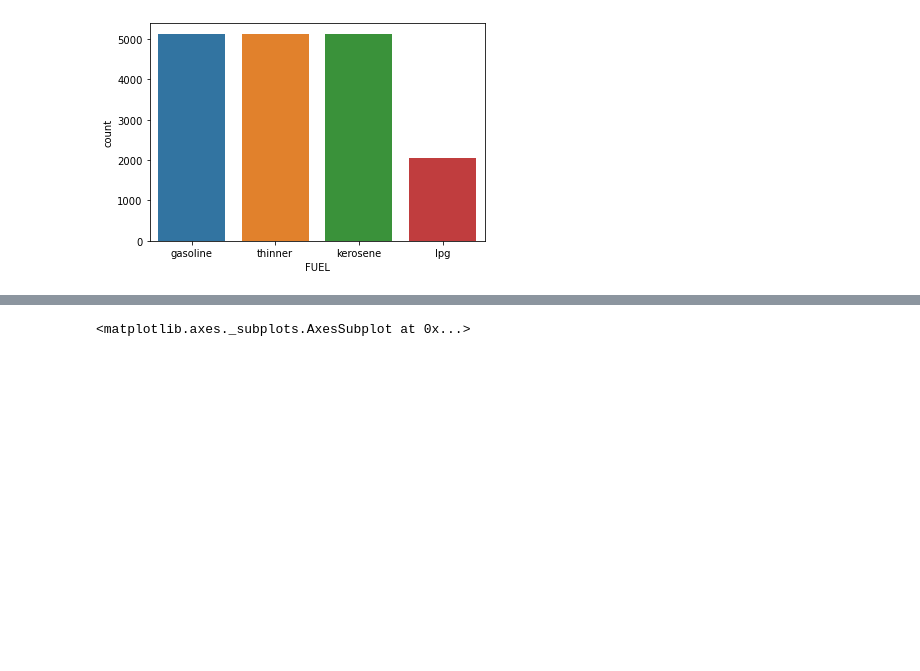
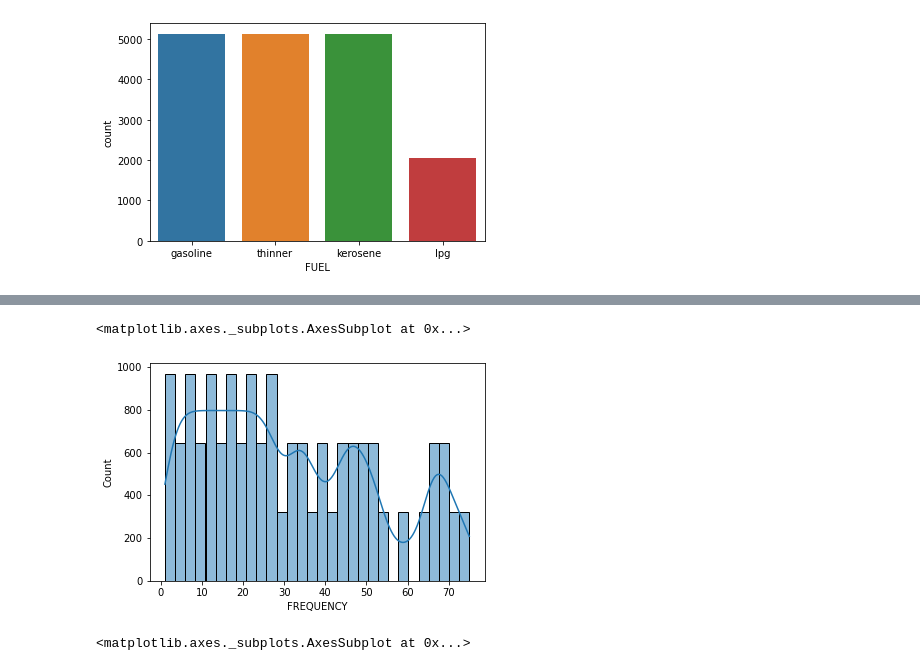
Before and after one commit to Henrique-O-S/Acoustic_Fire_Extinguisher_Success_Predictor, a Jupyter notebook: Acoustic_Extinguisher_Fire_Dataset/notebook.ipynb, the cells around one changed output, grey strips where cells are left out. Drawn from its saved outputs; the diff is of its cells as text; code cells hidden in the pictures; blank space fills up the shorter version.

```diff
--- a/Acoustic_Extinguisher_Fire_Dataset/notebook.ipynb
+++ b/Acoustic_Extinguisher_Fire_Dataset/notebook.ipynb
@@ -89,3 +135,9 @@ Name: FUEL, dtype: int64
+# %%
+showKDE = True # change to see line and bard
+sb.histplot(data=fire_data, x="FREQUENCY", kde=showKDE)
+# %% [output]
+<matplotlib.axes._subplots.AxesSubplot at 0x...>
+[figure, added]
 # %%
 # NUMBER OF TESTS WITH SPECIFIC AIRFLOWS
 showKDE = True # change to see line and bard
```
Also changed, not shown: parts of 6 cells of this notebook.
